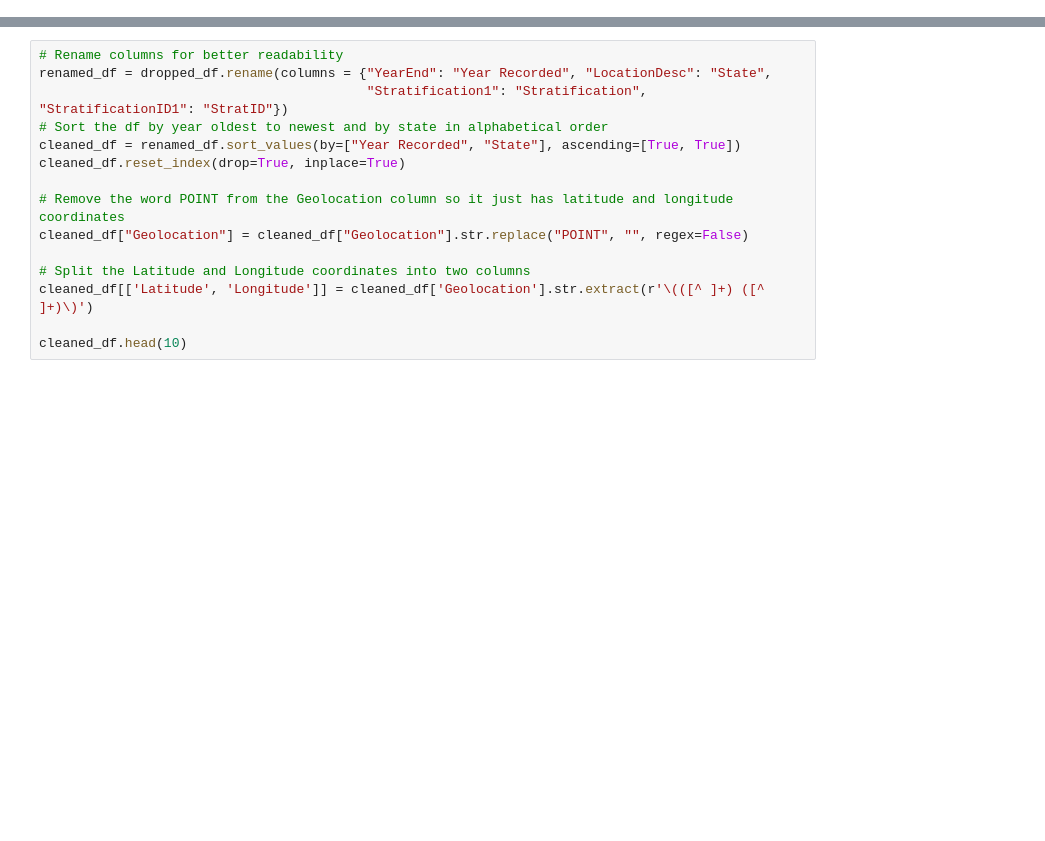
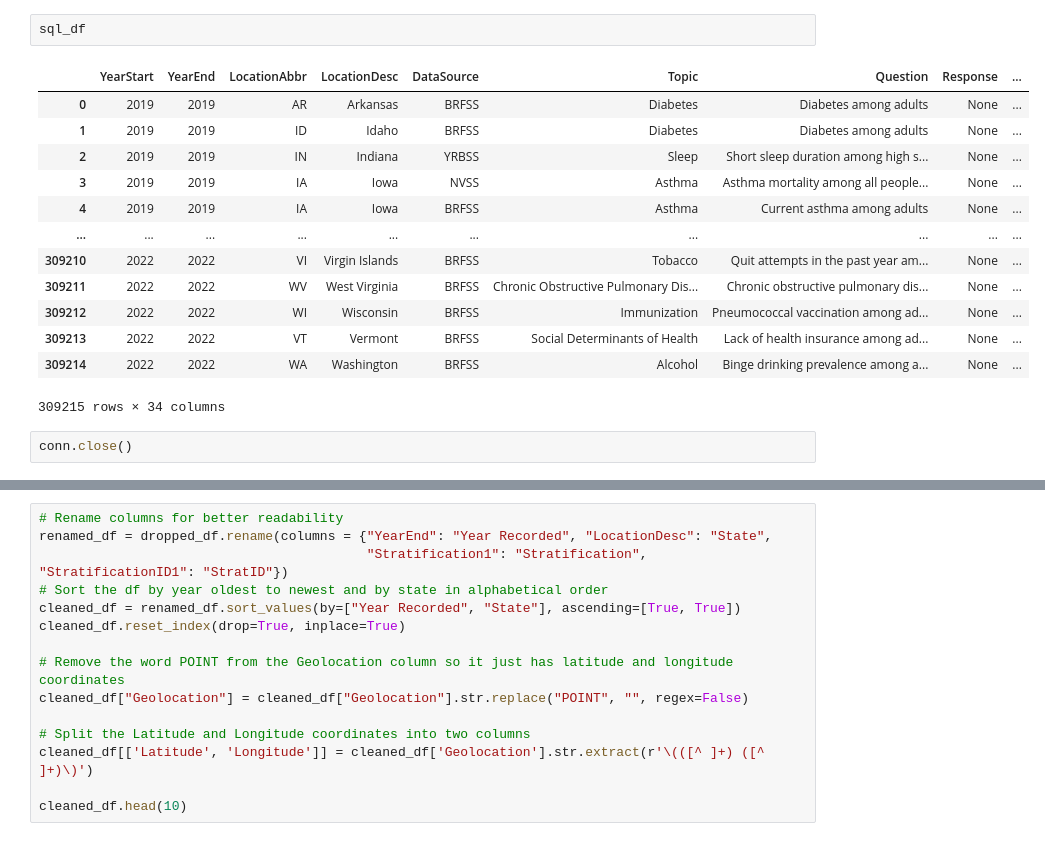
Before and after one commit to DWallace740/project3team11, a Jupyter notebook: Individual Notebooks/Avery_Javier_analysis_notebook.ipynb, the cells around one changed output, grey strips where cells are left out. Cells and saved outputs as stored; diff of their text form; blank space fills up the shorter version.

```diff
--- a/Individual Notebooks/Avery_Javier_analysis_notebook.ipynb
+++ b/Individual Notebooks/Avery_Javier_analysis_notebook.ipynb
@@ -26,3 +92,21 @@ raw_df.head(10)
+# %%
+sql_df
+# %% [output]
+|  | YearStart | YearEnd | LocationAbbr | LocationDesc | DataSource | Topic | Question | Response | ... |
+| 0 | 2019 | 2019 | AR | Arkansas | BRFSS | Diabetes | Diabetes among adults | None | ... |
+| 1 | 2019 | 2019 | ID | Idaho | BRFSS | Diabetes | Diabetes among adults | None | ... |
+| 2 | 2019 | 2019 | IN | Indiana | YRBSS | Sleep | Short sleep duration among high s... | None | ... |
+| 3 | 2019 | 2019 | IA | Iowa | NVSS | Asthma | Asthma mortality among all people... | None | ... |
+| 4 | 2019 | 2019 | IA | Iowa | BRFSS | Asthma | Current asthma among adults | None | ... |
+| ... | ... | ... | ... | ... | ... | ... | ... | ... | ... |
+| 309210 | 2022 | 2022 | VI | Virgin Islands | BRFSS | Tobacco | Quit attempts in the past year am... | None | ... |
+| 309211 | 2022 | 2022 | WV | West Virginia | BRFSS | Chronic Obstructive Pulmonary Dis... | Chronic obstructive pulmonary dis... | None | ... |
+| 309212 | 2022 | 2022 | WI | Wisconsin | BRFSS | Immunization | Pneumococcal vaccination among ad... | None | ... |
+| 309213 | 2022 | 2022 | VT | Vermont | BRFSS | Social Determinants of Health | Lack of health insurance among ad... | None | ... |
+| 309214 | 2022 | 2022 | WA | Washington | BRFSS | Alcohol | Binge drinking prevalence among a... | None | ... |
+309215 rows × 34 columns
+# %%
+conn.close()
 # %%
 # Drop null and unnecessary columns from the df
 columns_to_drop = ["YearStart","LocationAbbr","Response","DataValueUnit","DataValueType","DataValue","DataValueAlt","DataValueFootnoteSymbol",
```
Also changed, not shown: parts of 7 cells of this notebook, 2 other files.
